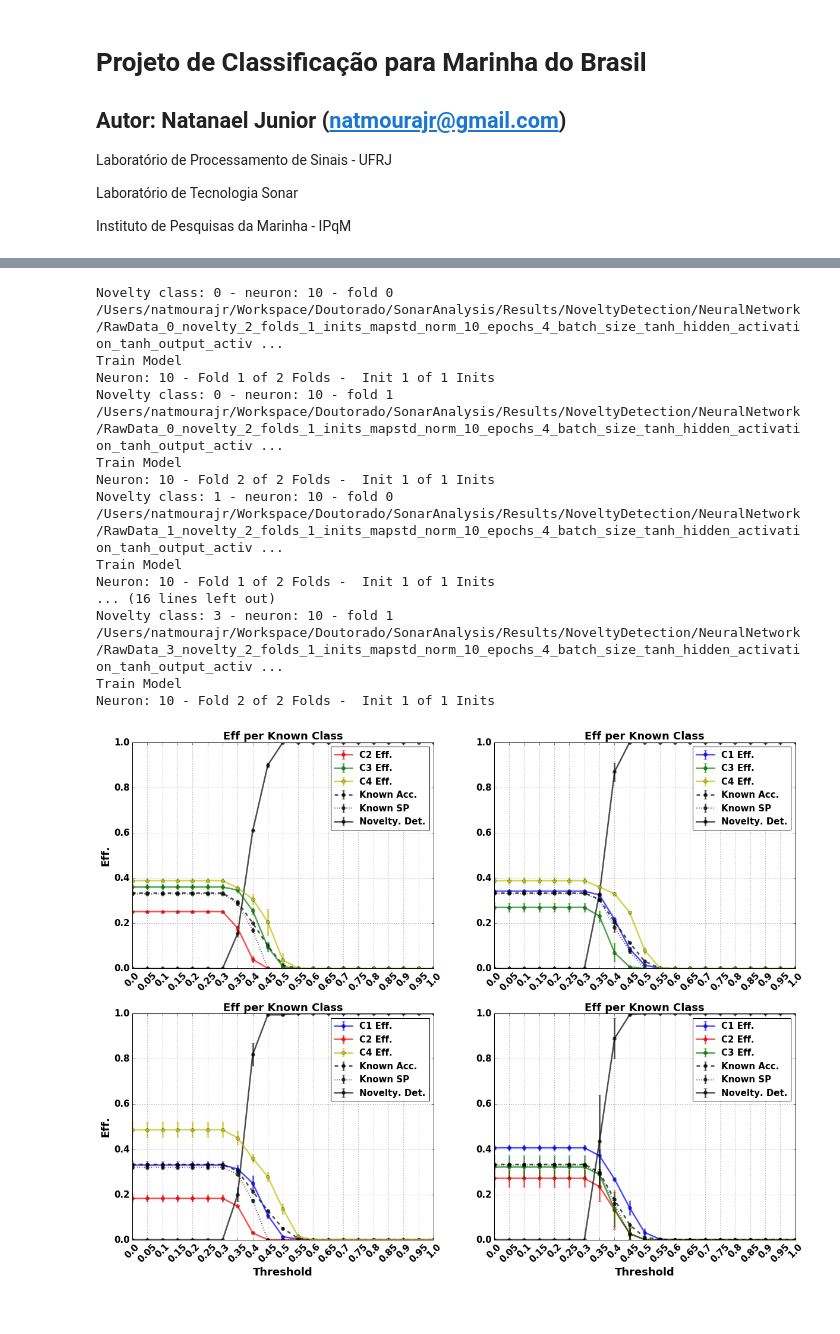
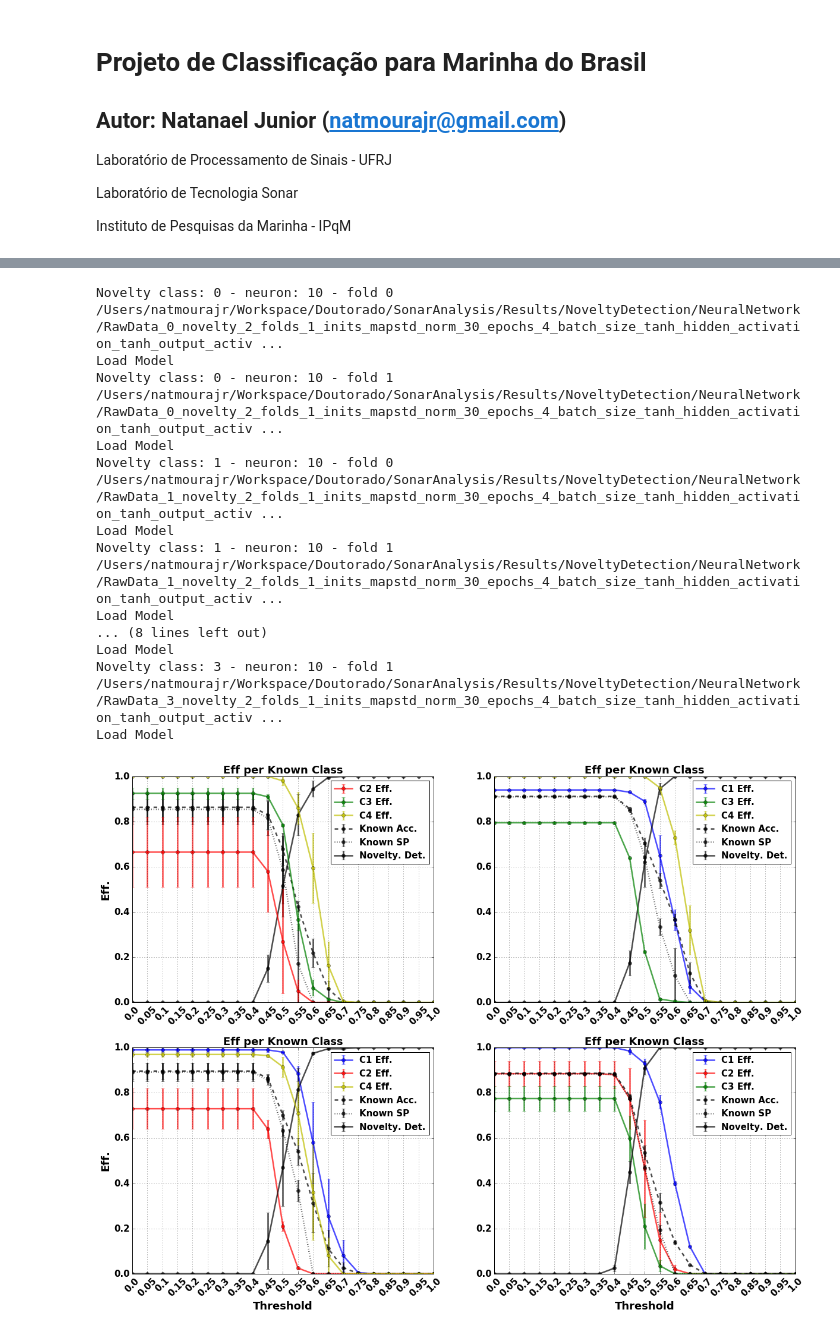
Before and after one commit to natmourajr/SonarAnalysis, a Jupyter notebook: Packages/NoveltyDetection/NeuralNetwork/RawDataNeuralNetwork.ipynb, the cells around one changed output, grey strips where cells are left out. Cells and saved outputs as stored; diff of their text form; code cells hidden in the pictures.

Commit message:
add correct figures-of-merit

```diff
--- a/Packages/NoveltyDetection/NeuralNetwork/RawDataNeuralNetwork.ipynb
+++ b/Packages/NoveltyDetection/NeuralNetwork/RawDataNeuralNetwork.ipynb
@@ -314,7 +327,7 @@ if not os.path.exists(analysis_file_name):
     trn_params_folder='%s/%s/%s_trnparams.jbl'%(results_path,analysis_str,analysis_name)
 
     if not os.path.exists(trn_params_folder):
-        trn_params = trnparams.NNNoveltyDetectionTrnParams(n_inits=1)
+        trn_params = trnparams.NNNoveltyDetectionTrnParams(n_epochs=30,n_inits=1)
         trn_params.save(trn_params_folder)
     else:
         trn_params = trnparams.NNNoveltyDetectionTrnParams()
@@ -352,8 +365,11 @@ if not os.path.exists(analysis_file_name):
                 for iclass, class_id in enumerate(np.unique(trgt)):
                     if iclass == inovelty:
                         continue
-                    class_eff_mat[ifold, inovelty, iclass, ithr] = float(sum(output[np.argmax(output,axis=1)==iclass-(iclass>inovelty),iclass-(iclass>inovelty)]>thr_value))/float(len(output))
-                    buff[iclass-(iclass>inovelty)] = float(sum(output[np.argmax(output,axis=1)==iclass-(iclass>inovelty),iclass-(iclass>inovelty)]>thr_value))/float(len(output))
+                    output_of_class_events = output[trn_trgt==iclass-(iclass>inovelty),:]
+                    correct_class_output = np.argmax(output_of_class_events,axis=1)==iclass-(iclass>inovelty)
+                    output_above_thr = output_of_class_events[correct_class_output,iclass-(iclass>inovelty)]>thr_value
+                    class_eff_mat[ifold, inovelty, iclass, ithr] = float(sum(output_above_thr))/float(len(output_of_class_events))
+                    buff[iclass-(iclass>inovelty)] = class_eff_mat[ifold, inovelty, iclass, ithr]
                 novelty_eff_mat[ifold, inovelty, ithr] = float(sum(1-(novelty_output>thr_value).any(axis=1)))/float(len(novelty_output))
                 known_acc_mat[ifold, inovelty, ithr] = np.mean(buff,axis=0)
                 known_sp_mat[ifold, inovelty, ithr]= (np.sqrt(np.mean(buff,axis=0)
@@ -393,44 +409,44 @@ for inovelty, novelty_class in enumerate(np.unique(all_trgt)):
                         label='Known Acc.')
             ax.errorbar(thr_mat,np.mean(known_sp_mat[:,int(novelty_class),:],axis=0),
                         np.std(known_sp_mat[:,int(novelty_class),:],axis=0),fmt='o:',
                         color='k',alpha=0.7,linewidth=2.5,
                         label='Known SP')
         else:
             ax.errorbar(thr_mat,np.mean(class_eff_mat[:,int(novelty_class),int(m_class),:],axis=0),
                         np.std(class_eff_mat[:,int(novelty_class),int(m_class),:],axis=0),fmt='o-',
                         color=m_colors[int(m_class)],alpha=0.7,linewidth=2.5,
                        label='C%i Eff.'%(int(m_class)+1))
     ax.set_xticks(thr_mat)
     ax.set_xticklabels(thr_mat,rotation=45)
     ax.set_title('Eff per Known Class',fontsize=18,weight='bold')
     ax.set_xlim([np.min(thr_mat), np.max(thr_mat)])
     ax.grid()
 
     if inovelty > 1:
         ax.set_xlabel('Threshold',fontsize=18,weight='bold')
     if inovelty == 0 or inovelty == 2:
         ax.set_ylabel('Eff.',fontsize=18,weight='bold')
 
     handles, labels = ax.get_legend_handles_labels()
     # sort both labels and handles by labels
     labels, handles = zip(*sorted(zip(labels, handles), key=lambda t: t[0]))
     ax.legend(handles, labels, ncol=1)
 # %% [output]
 Novelty class: 0 - neuron: 10 - fold 0
-/Users/natmourajr/Workspace/Doutorado/SonarAnalysis/Results/NoveltyDetection/NeuralNetwork/RawData_0_novelty_2_folds_1_inits_mapstd_norm_10_epochs_4_batch_size_tanh_hidden_activation_tanh_output_activ ...
-Train Model
-Neuron: 10 - Fold 1 of 2 Folds -  Init 1 of 1 Inits
+/Users/natmourajr/Workspace/Doutorado/SonarAnalysis/Results/NoveltyDetection/NeuralNetwork/RawData_0_novelty_2_folds_1_inits_mapstd_norm_30_epochs_4_batch_size_tanh_hidden_activation_tanh_output_activ ...
+Load Model
 Novelty class: 0 - neuron: 10 - fold 1
-/Users/natmourajr/Workspace/Doutorado/SonarAnalysis/Results/NoveltyDetection/NeuralNetwork/RawData_0_novelty_2_folds_1_inits_mapstd_norm_10_epochs_4_batch_size_tanh_hidden_activation_tanh_output_activ ...
-Train Model
-Neuron: 10 - Fold 2 of 2 Folds -  Init 1 of 1 Inits
+/Users/natmourajr/Workspace/Doutorado/SonarAnalysis/Results/NoveltyDetection/NeuralNetwork/RawData_0_novelty_2_folds_1_inits_mapstd_norm_30_epochs_4_batch_size_tanh_hidden_activation_tanh_output_activ ...
+Load Model
 Novelty class: 1 - neuron: 10 - fold 0
-/Users/natmourajr/Workspace/Doutorado/SonarAnalysis/Results/NoveltyDetection/NeuralNetwork/RawData_1_novelty_2_folds_1_inits_mapstd_norm_10_epochs_4_batch_size_tanh_hidden_activation_tanh_output_activ ...
-Train Model
-Neuron: 10 - Fold 1 of 2 Folds -  Init 1 of 1 Inits
-... (16 lines left out)
+/Users/natmourajr/Workspace/Doutorado/SonarAnalysis/Results/NoveltyDetection/NeuralNetwork/RawData_1_novelty_2_folds_1_inits_mapstd_norm_30_epochs_4_batch_size_tanh_hidden_activation_tanh_output_activ ...
+Load Model
+Novelty class: 1 - neuron: 10 - fold 1
+/Users/natmourajr/Workspace/Doutorado/SonarAnalysis/Results/NoveltyDetection/NeuralNetwork/RawData_1_novelty_2_folds_1_inits_mapstd_norm_30_epochs_4_batch_size_tanh_hidden_activation_tanh_output_activ ...
+Load Model
+... (8 lines left out)
+Load Model
 Novelty class: 3 - neuron: 10 - fold 1
-/Users/natmourajr/Workspace/Doutorado/SonarAnalysis/Results/NoveltyDetection/NeuralNetwork/RawData_3_novelty_2_folds_1_inits_mapstd_norm_10_epochs_4_batch_size_tanh_hidden_activation_tanh_output_activ ...
-Train Model
-Neuron: 10 - Fold 2 of 2 Folds -  Init 1 of 1 Inits
+/Users/natmourajr/Workspace/Doutorado/SonarAnalysis/Results/NoveltyDetection/NeuralNetwork/RawData_3_novelty_2_folds_1_inits_mapstd_norm_30_epochs_4_batch_size_tanh_hidden_activation_tanh_output_activ ...
+Load Model
-[figure, old version]
+[figure, new version]
```
Also changed, not shown: parts of 3 cells of this notebook.
